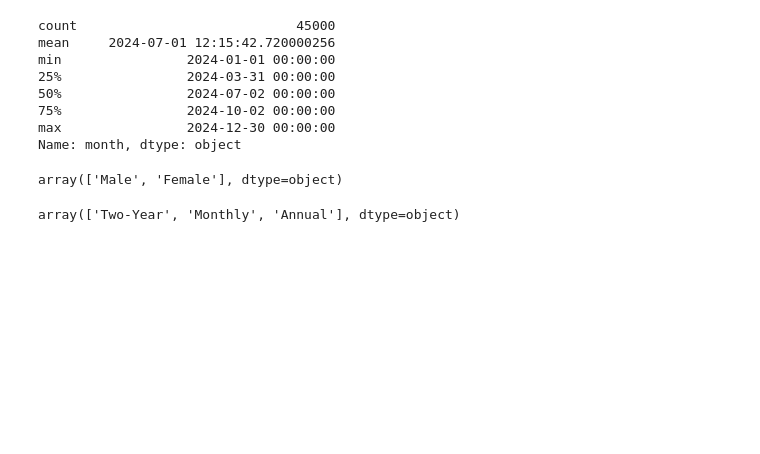
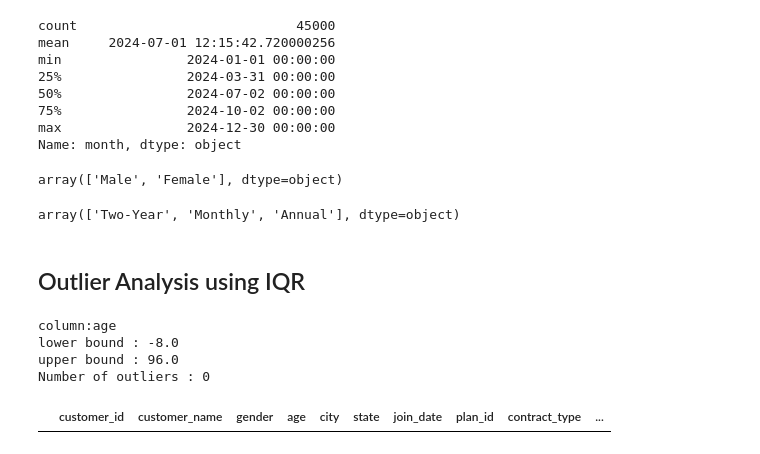
Before and after one commit to varunmathur138-cmd/Customer-Churn-Analysis, a Jupyter notebook: notebooks/03_Data_Cleaning.ipynb, the cells around one changed output. Saved outputs shown, nothing was run; the diff lists cells and outputs as text; code cells hidden in the pictures; blank space fills up the shorter version.

```diff
--- a/notebooks/03_Data_Cleaning.ipynb
+++ b/notebooks/03_Data_Cleaning.ipynb
@@ -538,3 +538,26 @@ array(['Male', 'Female'], dtype=object)
 customers["contract_type"].unique()
 # %% [output]
 array(['Two-Year', 'Monthly', 'Annual'], dtype=object)
+# %% [markdown]
+## Outlier Analysis using IQR
+# %%
+def check_outlier(df, column):
+    q1=df[column].quantile(0.25)
+    q3=df[column].quantile(0.75)
+    IQR = q3-q1
+    lower_bound = q1-1.5*IQR
+    upper_bound = q3+1.5*IQR
+    outliers = df[(df[column]<lower_bound)|(df[column]>upper_bound)]
+    print(f"column:{column}")
+    print(f"lower bound : {lower_bound}")
+    print(f"upper bound : {upper_bound}")
+    print(f"Number of outliers : {len(outliers)}")
+    return outliers
+# %%
+check_outlier(customers, "age")
+# %% [output]
+column:age
+lower bound : -8.0
+upper bound : 96.0
+Number of outliers : 0
+|  | customer_id | customer_name | gender | age | city | state | join_date | plan_id | contract_type | ... |
```
Also changed, not shown: parts of 8 cells of this notebook.
